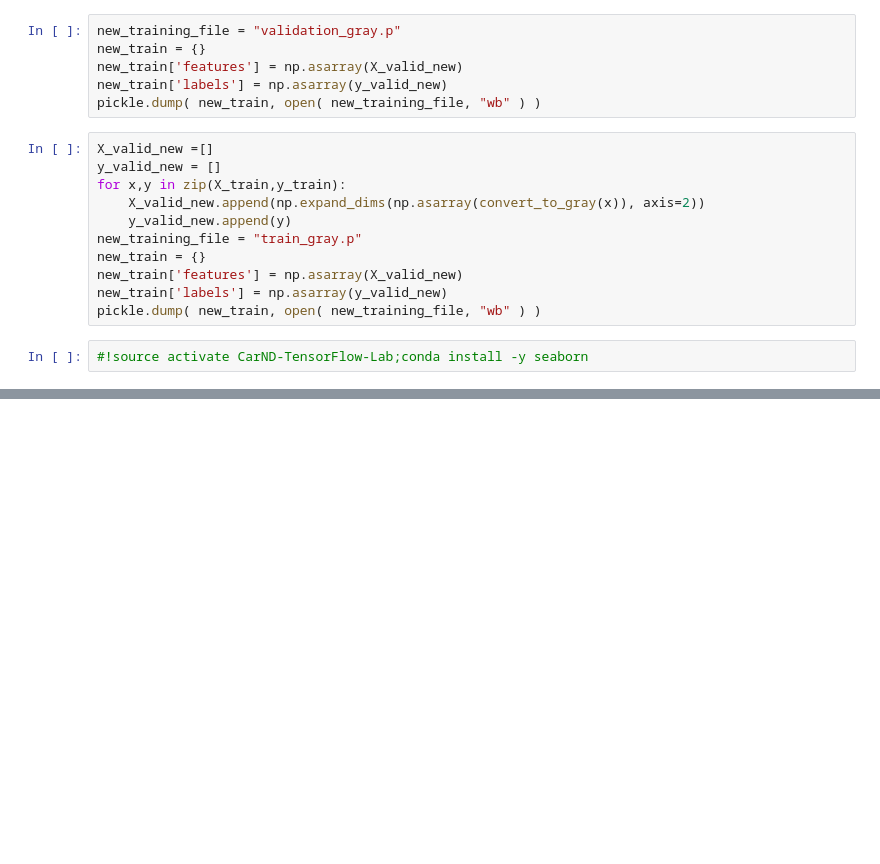
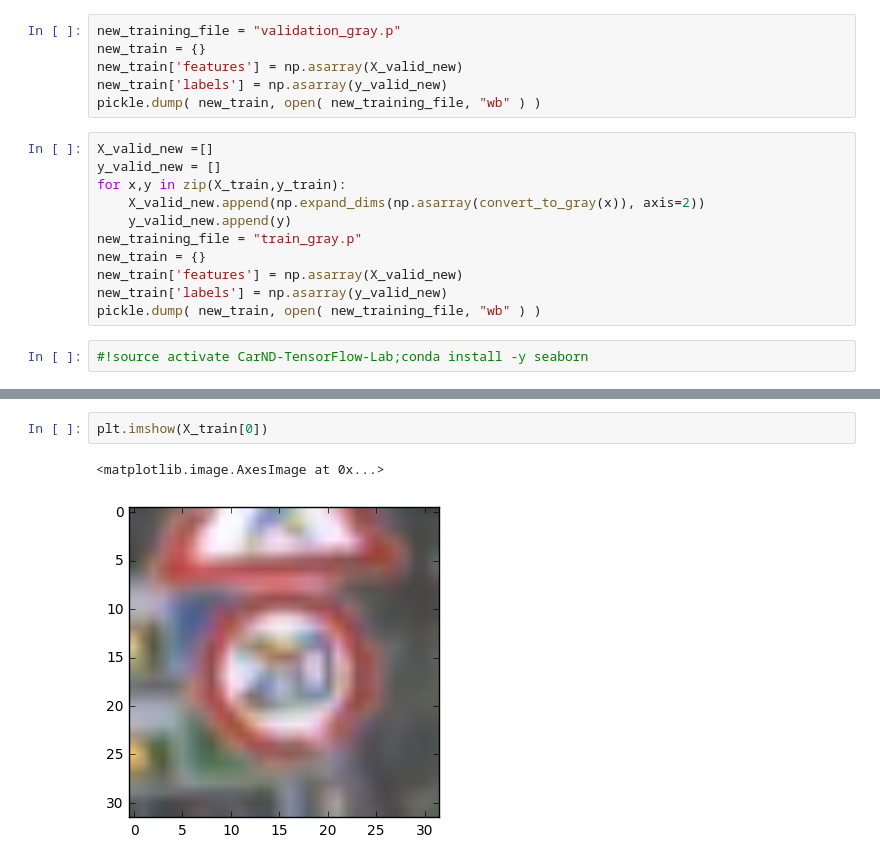
Before and after one commit to girishsk/CarND-Traffic-Sign-Classifier-Project, a Jupyter notebook: Data_processing.ipynb, the cells around one changed output, grey strips where cells are left out. Saved outputs shown, nothing was run; the diff lists cells and outputs as text; blank space fills up the shorter version.

```diff
--- a/Data_processing.ipynb
+++ b/Data_processing.ipynb
@@ -99,0 +288,5 @@ def PCA_whitening(X):
+# %%
+plt.imshow(X_train[0])
+# %% [output]
+<matplotlib.image.AxesImage at 0x...>
+[figure, added]
```
Also changed, not shown: parts of 32 cells of this notebook, 1 other file.
